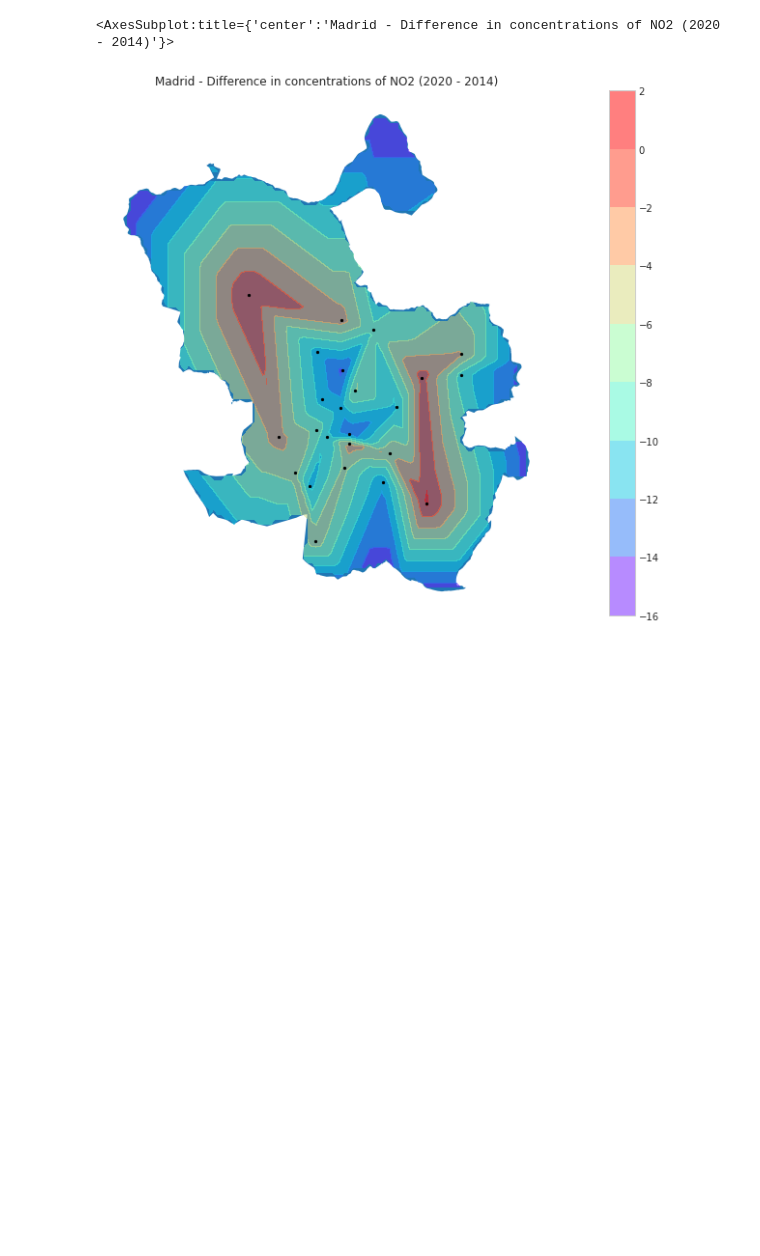
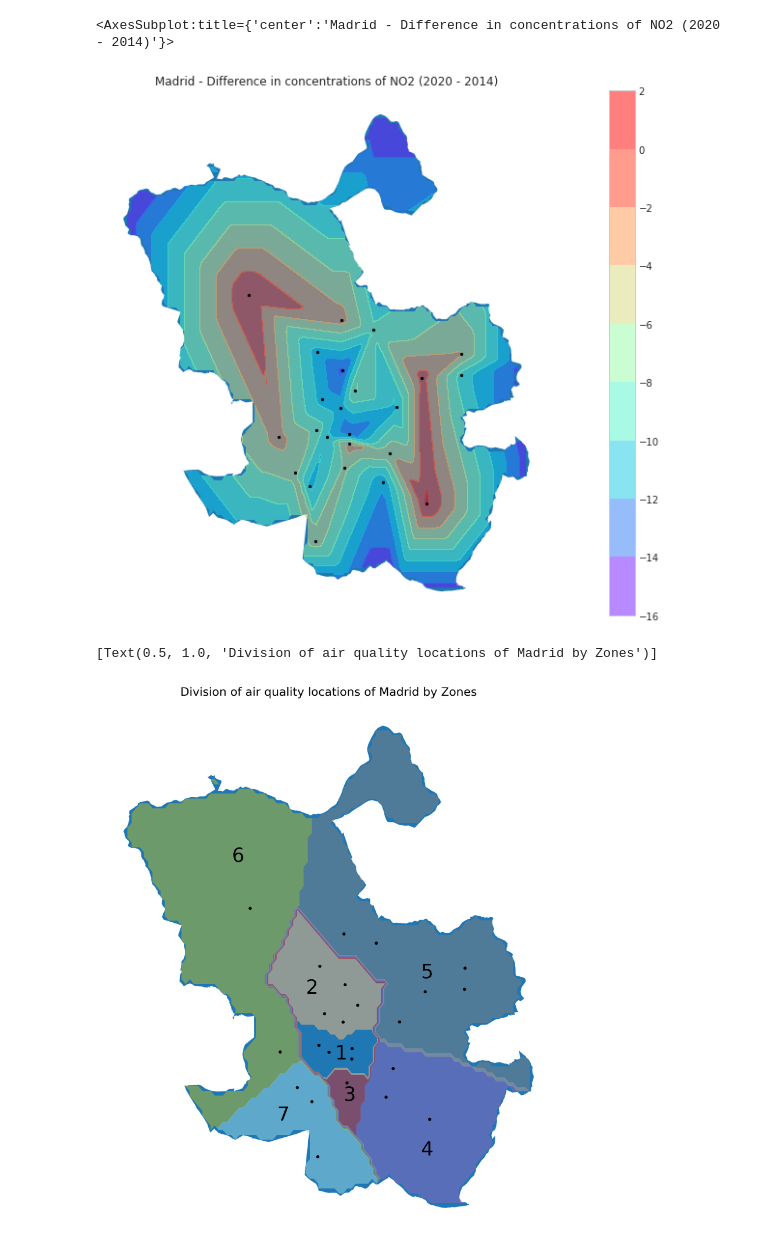
Before and after one commit to simonsanvil/Madrid-AirQuality-Analysis, a Jupyter notebook: notebooks/10-predictive_analysis.ipynb, the cells around one changed output. Cells and saved outputs as stored; diff of their text form; code cells hidden in the pictures; blank space fills up the shorter version.

```diff
--- a/notebooks/10-predictive_analysis.ipynb
+++ b/notebooks/10-predictive_analysis.ipynb
@@ -9,7 +7,7 @@ import numpy as np
 import glob, json
 import seaborn as sns
 import matplotlib.pyplot as plt
-
+import matplotlib as mpl
 # sns.set(style="whitegrid")#, color_codes=True)
 
 from src.get_data import (
@@ -26,4 +24,5 @@ zones_stations_dict = {
     for estacion in estaciones
 }
 
+mpl.rcParams['figure.dpi']= 250
 from src.data_matching import match_data
@@ -209,0 +235,63 @@ make_countoured_map_of_concentrations(
+# %%
+zi = griddata((x, y), z, (xi, yi), method="nearest").astype(float)
+# %%
+# remove those outside the polygon
+XYi = np.stack((xi,yi),axis=-1)
+inside = np.array([poly_madrid.contains(Point(XYi[a,b][0],XYi[a,b][1])) for a,b in product(range(0,xi.shape[0]),range(0,xi.shape[0]))])
+inside = inside.reshape(xi.shape)
+xi[~inside] = np.nan
+yi[~inside] = np.nan
+zi[~inside] = np.nan
+# %%
+fig, ax = plt.subplots(figsize=(22,10))
+ax = geo_df.plot(ax=ax)
+cmap = "tab20" #plt.cm.rainbow
+CS = ax.contourf(xi,yi,zi,cmap=cmap ,alpha=0.5,vmin=min(z),vmax=max(z))
+
+ax.scatter(air_locations['longitud'].values, air_locations['latitud'].values, marker='o', c='k', s=5, zorder=10)
+
+# fig.colorbar(CS)
+
+
+ax.annotate(
+    "1",(-3.692,40.418),
+    size=20,ha="center",va="center",
+)
+ax.annotate(
+    "2",(-3.7240,40.4594),
+    size=20,
+)
+ax.annotate(
+    "3",(-3.69,40.3857),
+    size=20,
+)
+ax.annotate(
+    "4",(-3.62,40.348),
+    size=20,
+)
+ax.annotate(
+    "5",(-3.62,40.47),
+    size=20,
+)
+ax.annotate(
+    "6",(-3.791,40.55),
+    size=20,
+)
+ax.annotate(
+    "7",(-3.75,40.372),
+    size=20,
+)
+
+ax.set_axis_off()
+
+ax.locator_params(axis="y", nbins=10)
+ax.locator_params(axis="x", nbins=10)
+
+ax.xaxis.set_ticks(np.linspace(min(x_exterior), max(x_exterior), 10))
+ax.yaxis.set_ticks(np.linspace(min(y_exterior), max(y_exterior), 10))
+
+
+ax.set(title="Division of air quality locations of Madrid by Zones")
+# %% [output]
+[Text(0.5, 1.0, 'Division of air quality locations of Madrid by Zones')]
+[figure, added]
```
Also changed, not shown: parts of 6 cells of this notebook, 11 other files.
